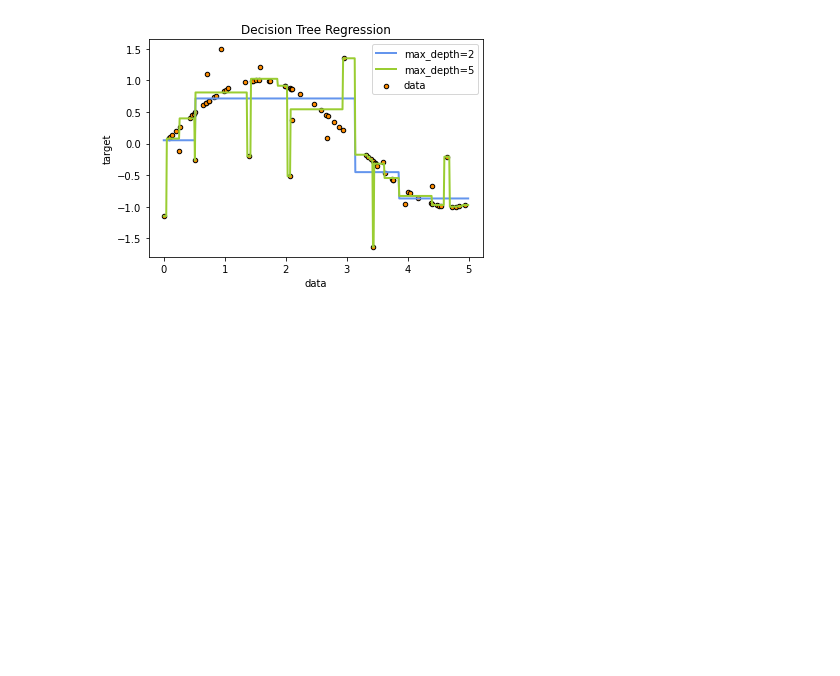
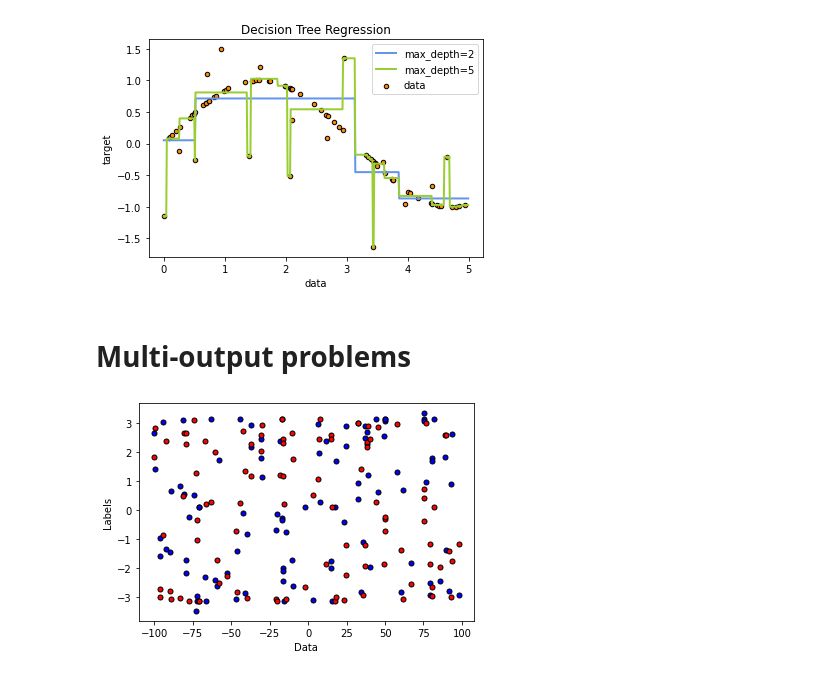
Before and after one commit to ArshockAbedan/scikit-learn, a Jupyter notebook: DecisionTrees.ipynb, the cells around one changed output. Drawn from its saved outputs; the diff is of its cells as text; code cells hidden in the pictures; blank space fills up the shorter version.

Commit message:
Multi-output Decision Tree Regression

```diff
--- a/DecisionTrees.ipynb
+++ b/DecisionTrees.ipynb
@@ -177,3 +175,21 @@ plt.legend()
 plt.show()
 # %% [output]
 [figure]
+# %% [markdown]
+# **Multi-output problems**
+# %%
+# Create a random dataset
+rng = np.random.RandomState(1)
+X = np.sort(200 * rng.rand(100, 1) - 100, axis=0)
+y = np.array([np.pi * np.sin(X).ravel(), np.pi * np.cos(X).ravel()]).T
+y[::5, :] += 0.5 - rng.rand(20, 2)
+# %%
+plt.figure()
+s = 25
+plt.scatter(X[:,0], y[:, 1], c="blue", s=s, edgecolor="black", label="data")
+plt.scatter(X[:,0], y[:, 0], c="red", s=s, edgecolor="black", label="data")
+plt.xlabel("Data")
+plt.ylabel("Labels")
+plt.show()
+# %% [output]
+[figure, added]
```
Also changed, not shown: parts of 13 cells of this notebook.
